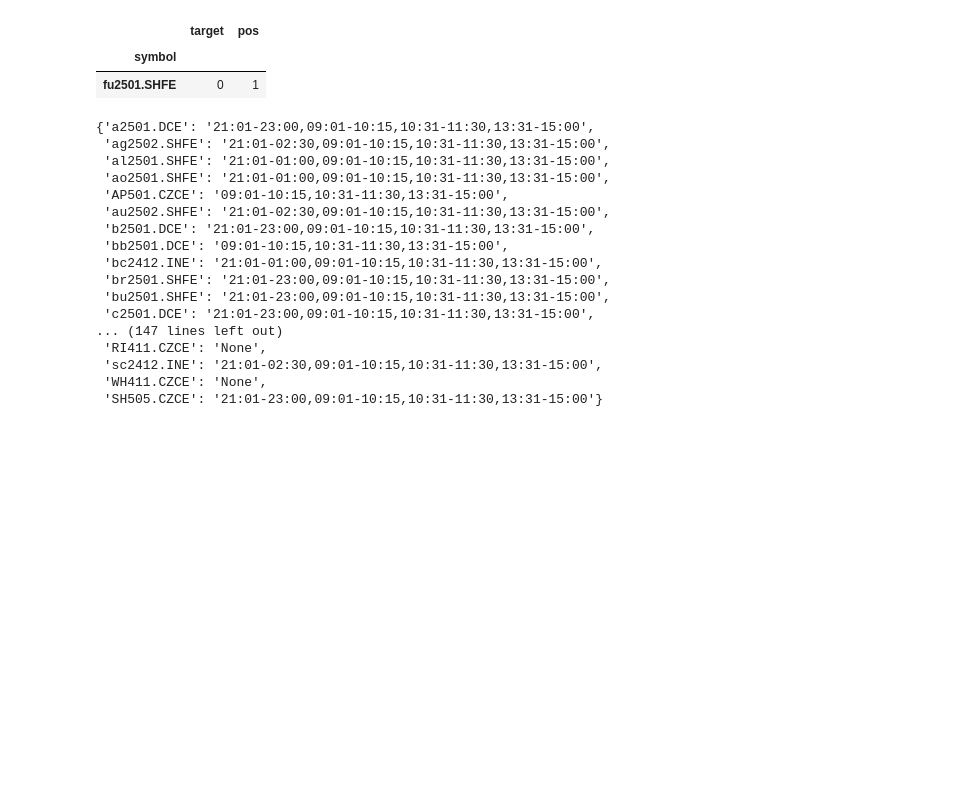
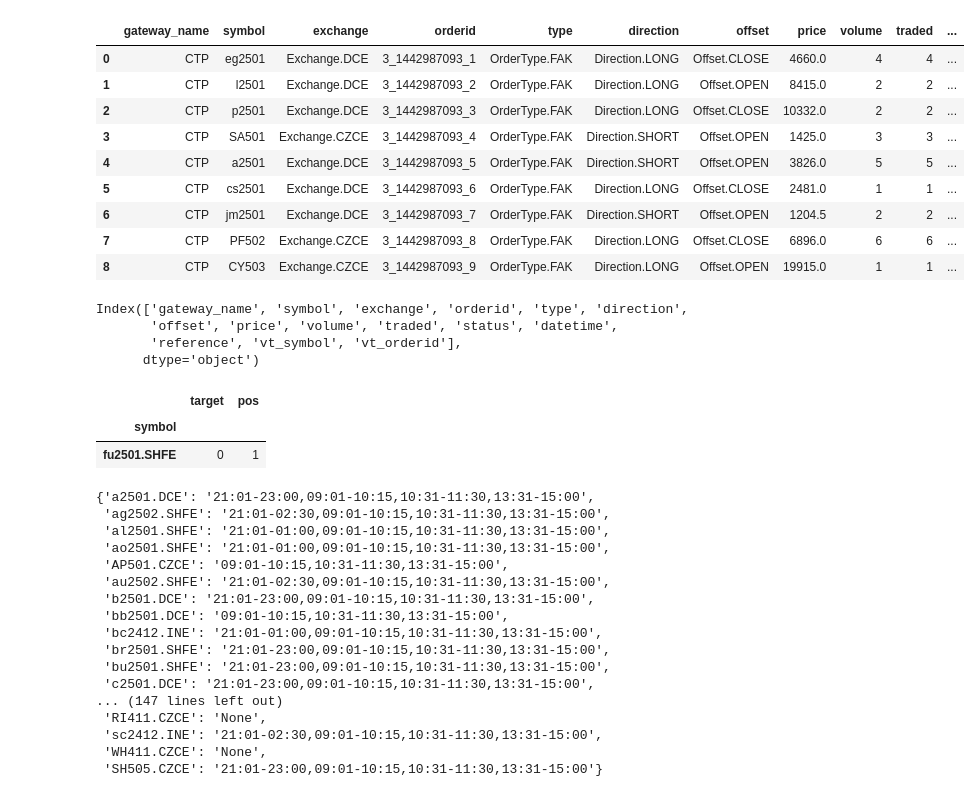
Before and after one commit to EvanZhu2000/vnpy, a Jupyter notebook: vnpy_self/test.ipynb, the cells around one changed output. Cells and saved outputs as stored; diff of their text form; code cells hidden in the pictures; blank space fills up the shorter version.

```diff
--- a/vnpy_self/test.ipynb
+++ b/vnpy_self/test.ipynb
@@ -1,3 +75,24 @@
+# %%
+qwe2
+# %% [output]
+|  | gateway_name | symbol | exchange | orderid | type | direction | offset | price | volume | traded | ... |
+| 0 | CTP | eg2501 | Exchange.DCE | 3_1442987093_1 | OrderType.FAK | Direction.LONG | Offset.CLOSE | 4660.0 | 4 | 4 | ... |
+| 1 | CTP | l2501 | Exchange.DCE | 3_1442987093_2 | OrderType.FAK | Direction.LONG | Offset.OPEN | 8415.0 | 2 | 2 | ... |
+| 2 | CTP | p2501 | Exchange.DCE | 3_1442987093_3 | OrderType.FAK | Direction.LONG | Offset.CLOSE | 10332.0 | 2 | 2 | ... |
+| 3 | CTP | SA501 | Exchange.CZCE | 3_1442987093_4 | OrderType.FAK | Direction.SHORT | Offset.OPEN | 1425.0 | 3 | 3 | ... |
+| 4 | CTP | a2501 | Exchange.DCE | 3_1442987093_5 | OrderType.FAK | Direction.SHORT | Offset.OPEN | 3826.0 | 5 | 5 | ... |
+| 5 | CTP | cs2501 | Exchange.DCE | 3_1442987093_6 | OrderType.FAK | Direction.LONG | Offset.CLOSE | 2481.0 | 1 | 1 | ... |
+| 6 | CTP | jm2501 | Exchange.DCE | 3_1442987093_7 | OrderType.FAK | Direction.SHORT | Offset.OPEN | 1204.5 | 2 | 2 | ... |
+| 7 | CTP | PF502 | Exchange.CZCE | 3_1442987093_8 | OrderType.FAK | Direction.LONG | Offset.CLOSE | 6896.0 | 6 | 6 | ... |
+| 8 | CTP | CY503 | Exchange.CZCE | 3_1442987093_9 | OrderType.FAK | Direction.LONG | Offset.OPEN | 19915.0 | 1 | 1 | ... |
+# %%
+qwe2.columns
+# No average trading price
+# %% [output]
+Index(['gateway_name', 'symbol', 'exchange', 'orderid', 'type', 'direction',
+       'offset', 'price', 'volume', 'traded', 'status', 'datetime',
+       'reference', 'vt_symbol', 'vt_orderid'],
+      dtype='object')
 # %%
 from vnpy_portfoliostrategy.mysqlservice import MysqlService
 # %%
```
Also changed, not shown: parts of 3 cells of this notebook.
